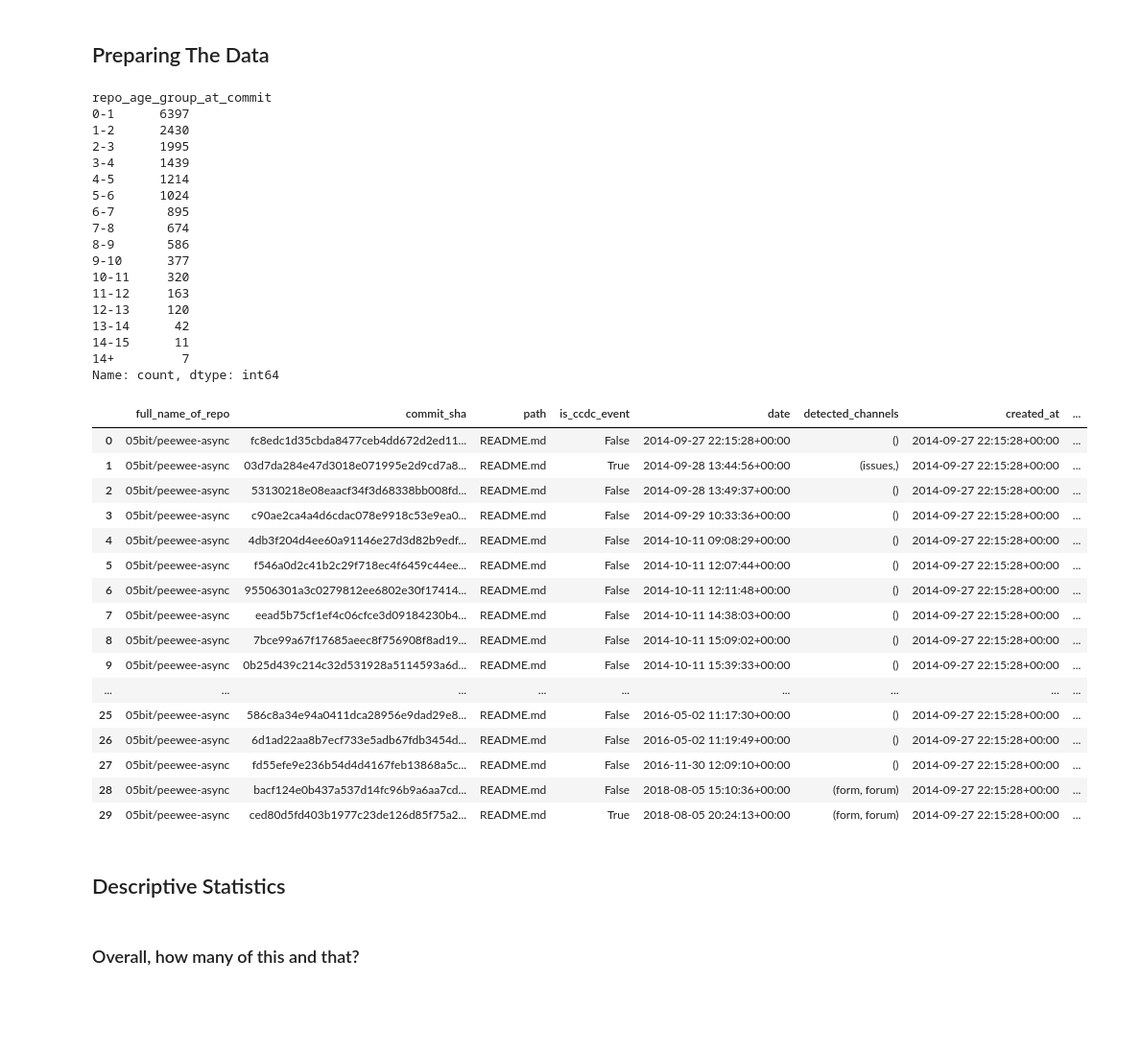
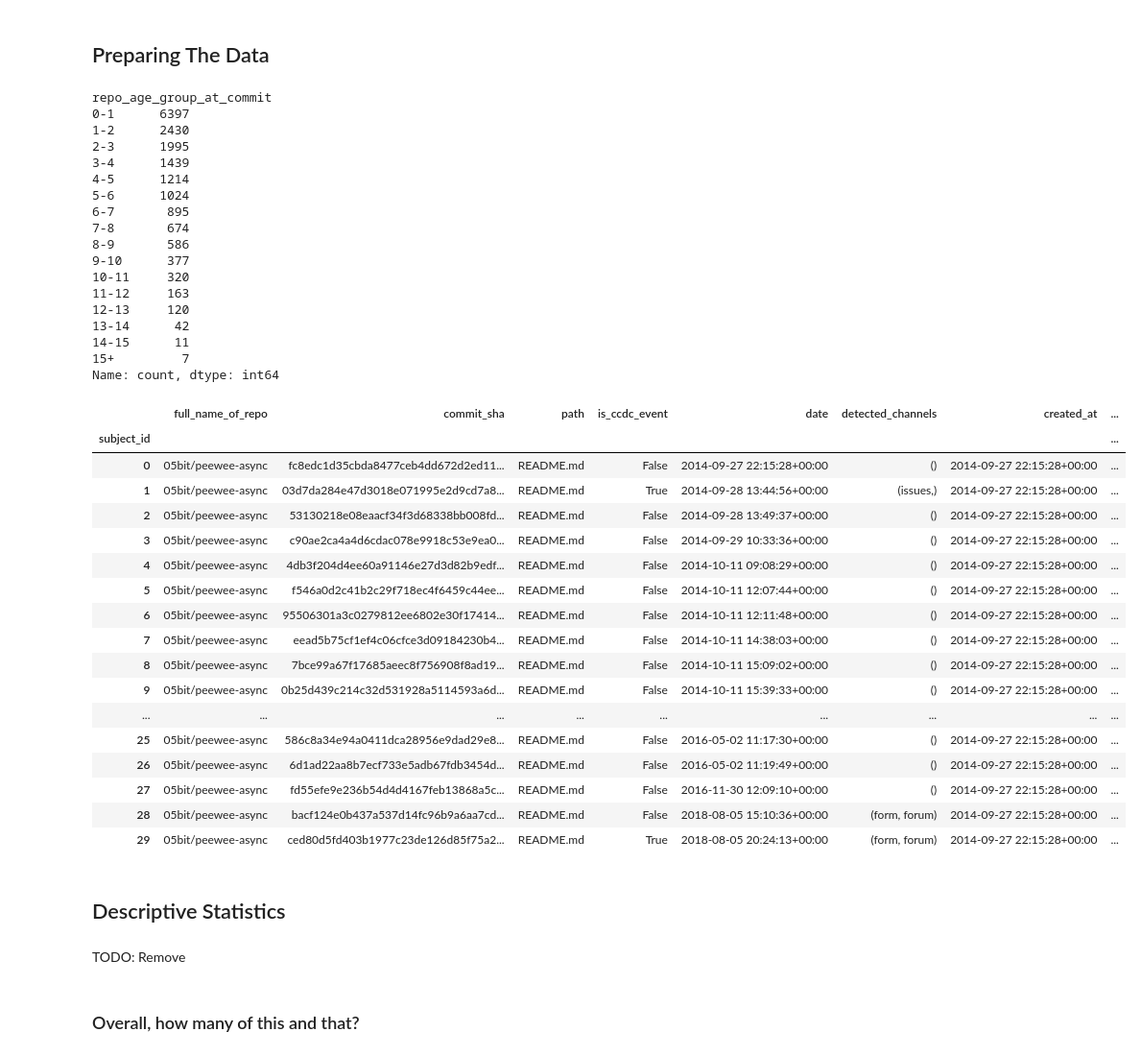
Before and after one commit to Leonard-Esser/autumn-2025-results, a Jupyter notebook: notebook.ipynb, the cells around one changed output. Shown at 96% size. Cells and saved outputs as stored; diff of their text form; code cells hidden in the pictures; blank space fills up the shorter version.

```diff
--- a/notebook.ipynb
+++ b/notebook.ipynb
@@ -161,18 +142,24 @@ AGE_GROUPS_YEARS = [
     (12, 13, "12-13"),
     (13, 14, "13-14"),
     (14, 15, "14-15"),
-    (15, 999, "14+"),
+    (15, 999, "15+"),
 ]
 
-def assign_age_group(age_in_days: float) -> str:
+
+def assign_age_group_and_index(age_in_days: float) -> tuple[str, int | None]:
     if pd.isna(age_in_days):
-        return "unknown"
+        return "unknown", None
     for lo, hi, label in AGE_GROUPS_YEARS:
-        if age_in_days >= lo * 365.25 and age_in_days < hi * 365.25:
-            return label
-    return "unknown"
+        if lo * 365.25 <= age_in_days < hi * 365.25:
+            return label, lo
+    return "unknown", None
 
-df["repo_age_group_at_commit"] = df["age_in_days"].map(assign_age_group)
+
+df[["repo_age_group_at_commit", "repo_age_group_index"]] = (
+    df["age_in_days"]
+      .apply(assign_age_group_and_index)
+      .apply(pd.Series)
+)
 
 df["repo_age_group_at_commit"].value_counts(dropna=False)
 # %% [output]
@@ -192,7 +179,7 @@ repo_age_group_at_commit
 12-13     120
 13-14      42
 14-15      11
-14+         7
+15+         7
 Name: count, dtype: int64
 # %%
 subjects = df.copy()
@@ -219,12 +206,15 @@ for column in [
 # %%
 subjects = subjects.sort_values(
     by=["full_name_of_repo", "date", "commit_sha", "path"],
     ascending=[True, True, True, True],
 ).reset_index(drop=True)
+subjects["subject_id"] = df.index
+subjects = subjects.set_index("subject_id")
 
 subjects.head(30)
 # %% [output]
 |  | full_name_of_repo | commit_sha | path | is_ccdc_event | date | detected_channels | created_at | ... |
+| subject_id |  |  |  |  |  |  |  | ... |
 | 0 | 05bit/peewee-async | fc8edc1d35cbda8477ceb4dd672d2ed11... | README.md | False | 2014-09-27 22:15:28+00:00 | () | 2014-09-27 22:15:28+00:00 | ... |
 | 1 | 05bit/peewee-async | 03d7da284e47d3018e071995e2d9cd7a8... | README.md | True | 2014-09-28 13:44:56+00:00 | (issues,) | 2014-09-27 22:15:28+00:00 | ... |
 | 2 | 05bit/peewee-async | 53130218e08eaacf34f3d68338bb008fd... | README.md | False | 2014-09-28 13:49:37+00:00 | () | 2014-09-27 22:15:28+00:00 | ... |
@@ -272,3 +262,5 @@ actual = repos["n_subjects"].sum()
 assert expected == actual, "ERROR"
 # %% [markdown]
 ## Descriptive Statistics
+# %% [markdown]
+TODO: Remove
```
Also changed, not shown: parts of 10 cells of this notebook.
